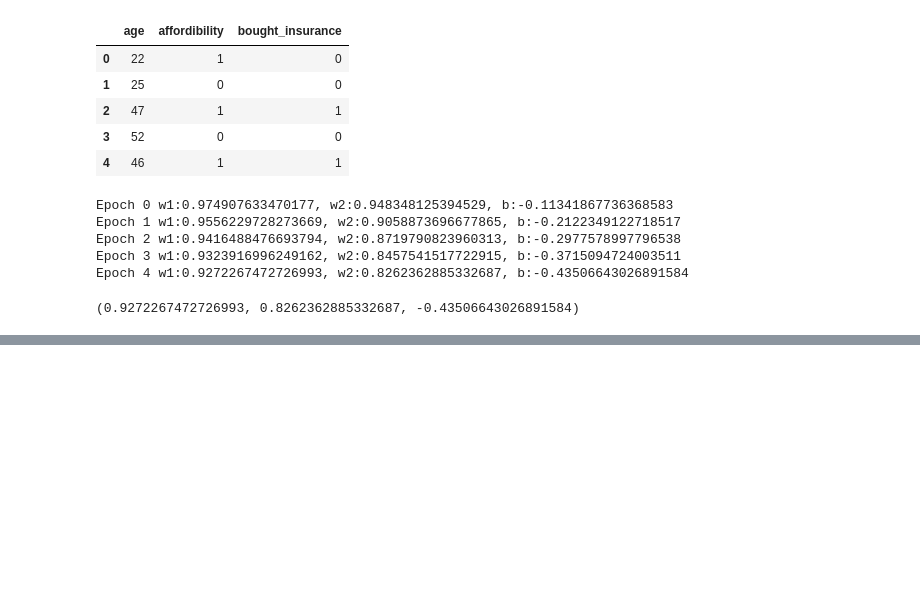
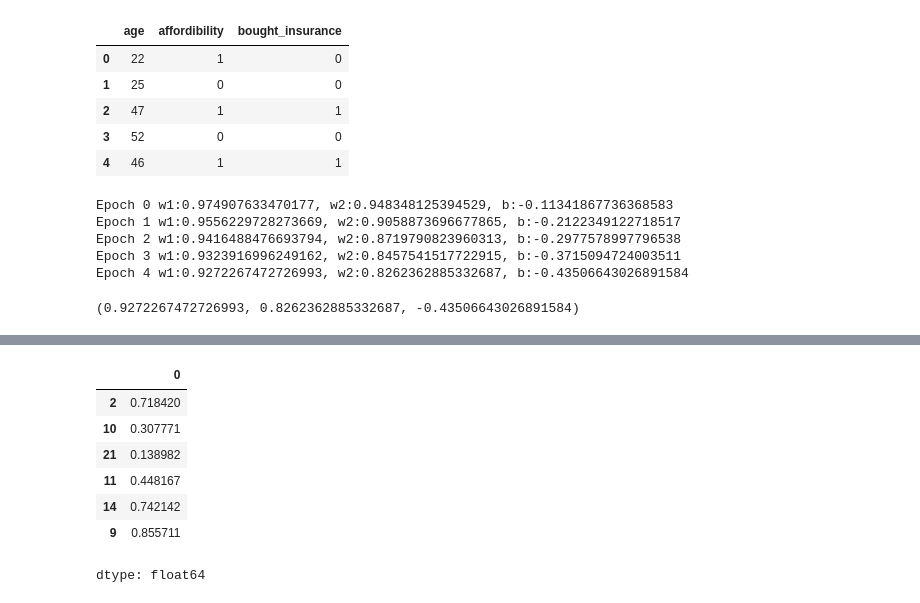
Before and after one commit to nickmirunsw/py-learning, a Jupyter notebook: tensorflow/tfnm.ipynb, the cells around one changed output, grey strips where cells are left out. Drawn from its saved outputs; the diff is of its cells as text; code cells hidden in the pictures; blank space fills up the shorter version.

```diff
--- a/tensorflow/tfnm.ipynb
+++ b/tensorflow/tfnm.ipynb
@@ -504,0 +507,36 @@ Epoch 4 w1:0.9272267472726993, w2:0.8262362885332687, b:-0.43506643026891584
+# %%
+class MyNN():
+  def __init__(self):
+    self.w1 = 1
+    self.w2 = 1
+    self.b = 0
+
+  def gradient_descent(self, age, affordibility, y_true, epochs):
+      w1 = w2 = 1
+      b = 0
+      learning_rate = 0.5
+      n = len(age)
+
+      for i in range(epochs):
+        weighted_sum = w1 * age + w2 * affordibility + b
+        y_predicted = sigmoidnp(weighted_sum)
+        loss = ll(y_true, y_predicted)
+
+        w1 = w1 - learning_rate*(1/n)*np.dot(np.transpose(age), (y_predicted-y_true))
+        w2 = w2 - learning_rate*(1/n)*np.dot(np.transpose(affordibility), (y_predicted-y_true))
+        b = b - learning_rate*np.mean(y_predicted-y_true)
+        if i%50 == 0:
+          print(f"Epoch {i} w1:{w1}, w2:{w2}, b:{b}")
+
+      return w1, w2, b
+
+
+  def fit(self, X, y, epochs):
+    self.w1, self.w2, self.b = self.gradient_descent(X['age'], X['affordibility'], y, epochs)
+
+  def predict(self, X_test):
+    weighted_sum = self.w1 * X_test['age'] + self.w2 * X_test['affordibility'] + self.b
+    return sigmoidnp(weighted_sum)
+# %%
+nn1 = MyNN()
+nn1.gradient_descent(X_train_scaled['age'], X_train_scaled['affordibility'], y_train, 500)
@@ -504,0 +555,2 @@ Epoch 4 w1:0.9272267472726993, w2:0.8262362885332687, b:-0.43506643026891584
+# %%
+nn1.fit(X_train_scaled, y_train, epochs=500)
@@ -504,0 +568,11 @@ Epoch 4 w1:0.9272267472726993, w2:0.8262362885332687, b:-0.43506643026891584
+# %%
+nn1.predict(X_test_scaled)
+# %% [output]
+|  | 0 |
+| 2 | 0.718420 |
+| 10 | 0.307771 |
+| 21 | 0.138982 |
+| 11 | 0.448167 |
+| 14 | 0.742142 |
+| 9 | 0.855711 |
+dtype: float64
```
Also changed, not shown: parts of 12 cells of this notebook.
